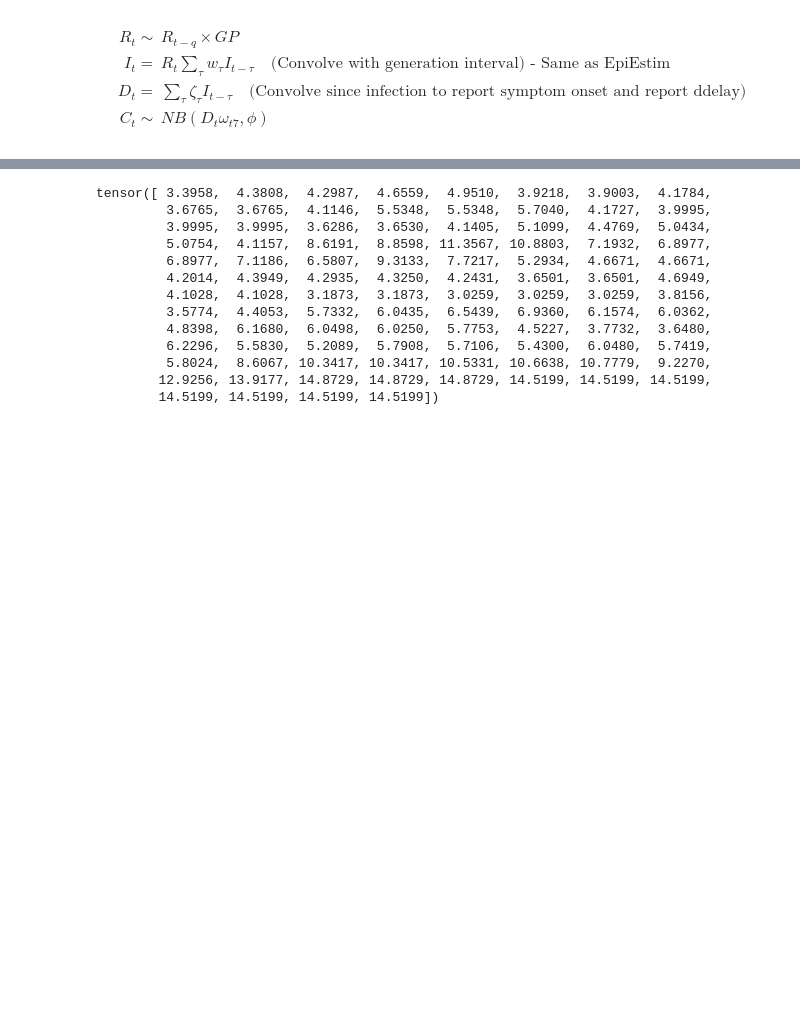
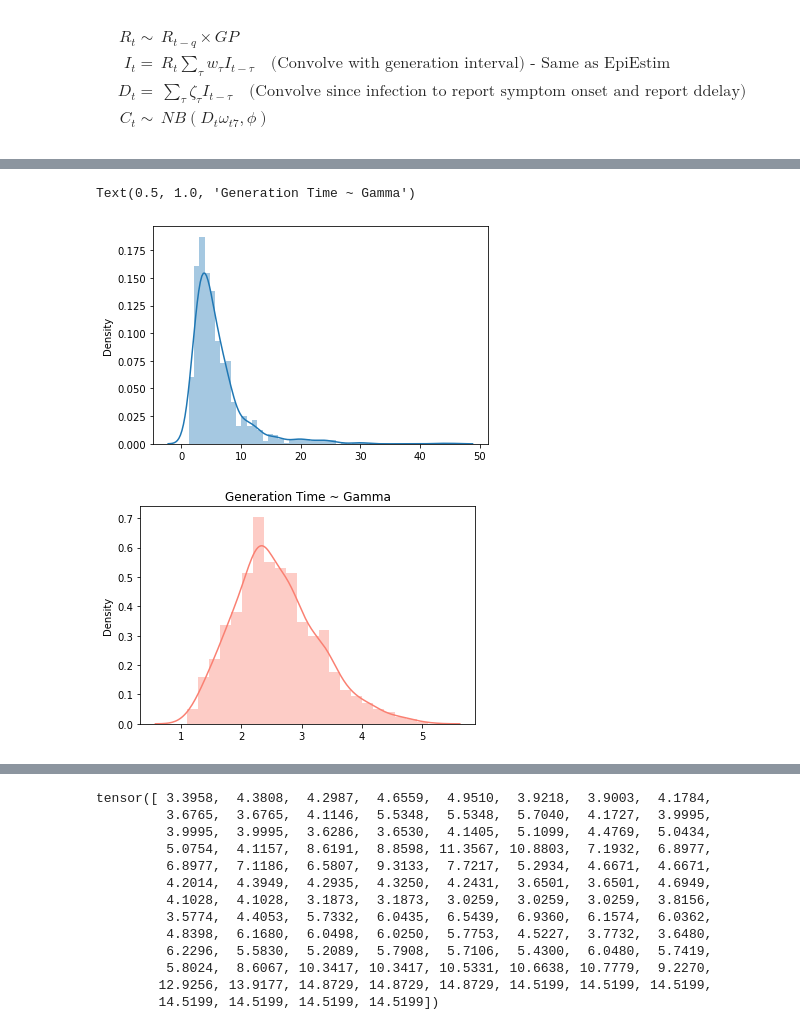
Before and after one commit to biomac-lab/covid19_forecast, a Jupyter notebook: prototypes/Rt_GaussianProcsess.ipynb, the cells around one changed output, grey strips where cells are left out. Saved outputs shown, nothing was run; the diff lists cells and outputs as text; code cells hidden in the pictures; blank space fills up the shorter version.

Commit message:
adding generation time and serial interval

```diff
--- a/prototypes/Rt_GaussianProcsess.ipynb
+++ b/prototypes/Rt_GaussianProcsess.ipynb
@@ -205,0 +250,28 @@ dist.Normal??
+# %%
+import seaborn as sns
+
+
+a = dist.InverseGamma(concentration=3.5, rate=15)
+x = a.rsample(sample_shape=torch.Size([1000])) # draw a sample from N(0,1)
+
+sns.distplot(x, label="Gamma")
+
+
+
+plt.figure()
+mu    = 3.6
+sigma = 0.7
+# Shift -1
+a = ((mu - 1) / sigma)**2  # shape
+b = sigma**2 / (mu - 1)    # scale
+
+# here concentration = shape, rate=1/scale
+gen_time = dist.Gamma(concentration=a , rate=1/b )
+
+x = gen_time.rsample(sample_shape=torch.Size([1000])) # draw a sample from N(0,1)
+sns.distplot(x, label="Gamma", color='salmon')
+plt.title('Generation Time ~ Gamma')
+# %% [output]
+Text(0.5, 1.0, 'Generation Time ~ Gamma')
+[figure, added]
+[figure, added]
```
Also changed, not shown: parts of 8 cells of this notebook.
